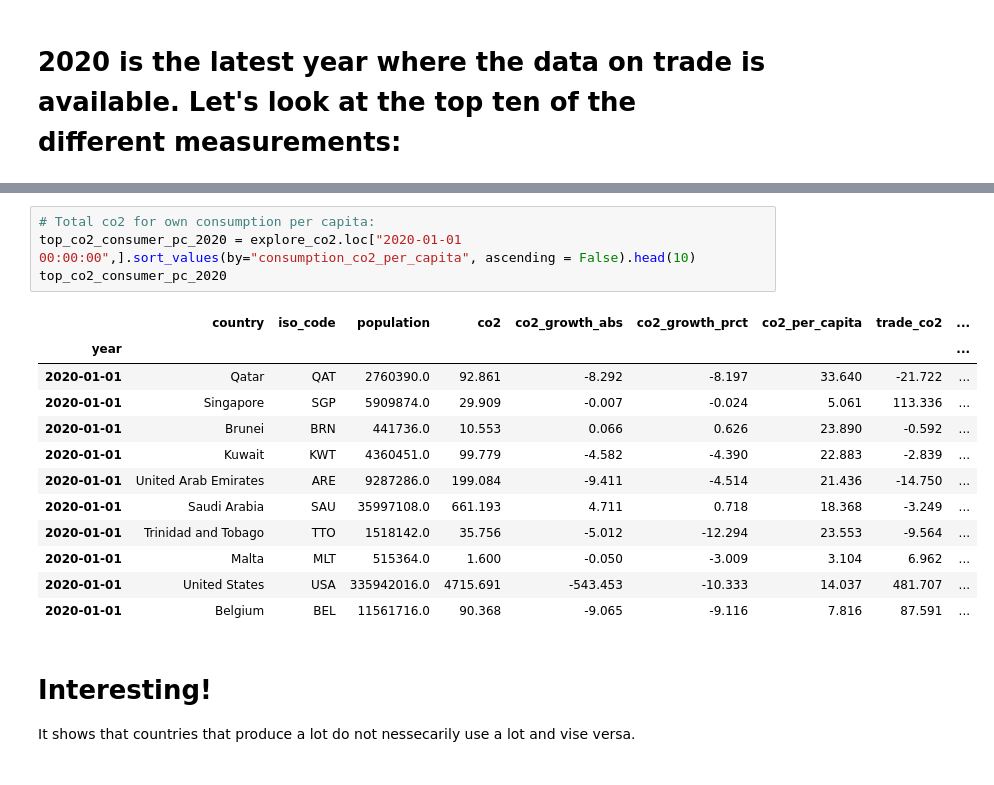
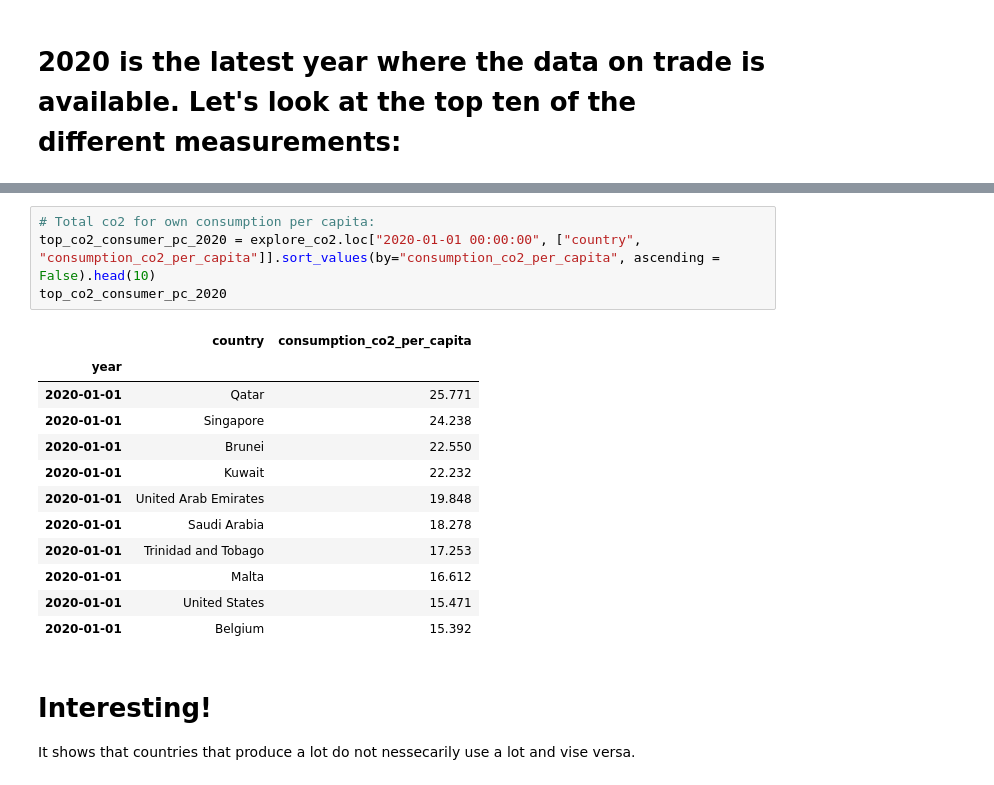
Before and after one commit to MevrouwHelderder/final_assignment, a Jupyter notebook: Final_Assignment.ipynb, the cells around one changed output, grey strips where cells are left out. Saved outputs shown, nothing was run; the diff lists cells and outputs as text.

```diff
--- a/Final_Assignment.ipynb
+++ b/Final_Assignment.ipynb
@@ -174,20 +200,20 @@ top_co2_consumer_2020
 # %%
 # Total co2 for own consumption per capita:
-top_co2_consumer_pc_2020 = explore_co2.loc["2020-01-01 00:00:00",].sort_values(by="consumption_co2_per_capita", ascending = False).head(10)
+top_co2_consumer_pc_2020 = explore_co2.loc["2020-01-01 00:00:00", ["country", "consumption_co2_per_capita"]].sort_values(by="consumption_co2_per_capita", ascending = False).head(10)
 top_co2_consumer_pc_2020
 # %% [output]
-|  | country | iso_code | population | co2 | co2_growth_abs | co2_growth_prct | co2_per_capita | trade_co2 | ... |
-| year |  |  |  |  |  |  |  |  | ... |
-| 2020-01-01 | Qatar | QAT | 2760390.0 | 92.861 | -8.292 | -8.197 | 33.640 | -21.722 | ... |
-| 2020-01-01 | Singapore | SGP | 5909874.0 | 29.909 | -0.007 | -0.024 | 5.061 | 113.336 | ... |
-| 2020-01-01 | Brunei | BRN | 441736.0 | 10.553 | 0.066 | 0.626 | 23.890 | -0.592 | ... |
-| 2020-01-01 | Kuwait | KWT | 4360451.0 | 99.779 | -4.582 | -4.390 | 22.883 | -2.839 | ... |
-| 2020-01-01 | United Arab Emirates | ARE | 9287286.0 | 199.084 | -9.411 | -4.514 | 21.436 | -14.750 | ... |
-| 2020-01-01 | Saudi Arabia | SAU | 35997108.0 | 661.193 | 4.711 | 0.718 | 18.368 | -3.249 | ... |
-| 2020-01-01 | Trinidad and Tobago | TTO | 1518142.0 | 35.756 | -5.012 | -12.294 | 23.553 | -9.564 | ... |
-| 2020-01-01 | Malta | MLT | 515364.0 | 1.600 | -0.050 | -3.009 | 3.104 | 6.962 | ... |
-| 2020-01-01 | United States | USA | 335942016.0 | 4715.691 | -543.453 | -10.333 | 14.037 | 481.707 | ... |
-| 2020-01-01 | Belgium | BEL | 11561716.0 | 90.368 | -9.065 | -9.116 | 7.816 | 87.591 | ... |
+|  | country | consumption_co2_per_capita |
+| year |  |  |
+| 2020-01-01 | Qatar | 25.771 |
+| 2020-01-01 | Singapore | 24.238 |
+| 2020-01-01 | Brunei | 22.550 |
+| 2020-01-01 | Kuwait | 22.232 |
+| 2020-01-01 | United Arab Emirates | 19.848 |
+| 2020-01-01 | Saudi Arabia | 18.278 |
+| 2020-01-01 | Trinidad and Tobago | 17.253 |
+| 2020-01-01 | Malta | 16.612 |
+| 2020-01-01 | United States | 15.471 |
+| 2020-01-01 | Belgium | 15.392 |
 # %% [markdown]
 # Interesting!
 It shows that countries that produce a lot do not nessecarily use a lot and vise versa.
```
Also changed, not shown: parts of 14 cells of this notebook.
